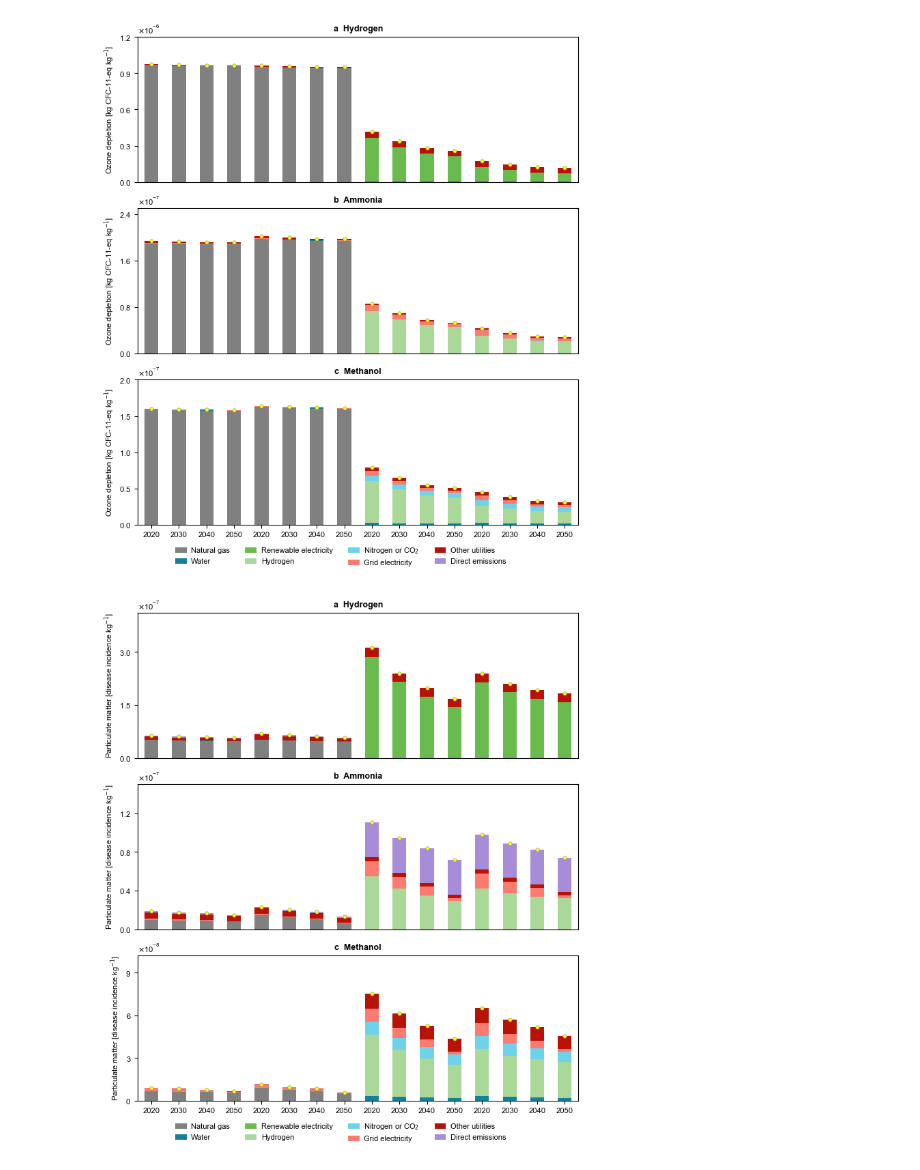
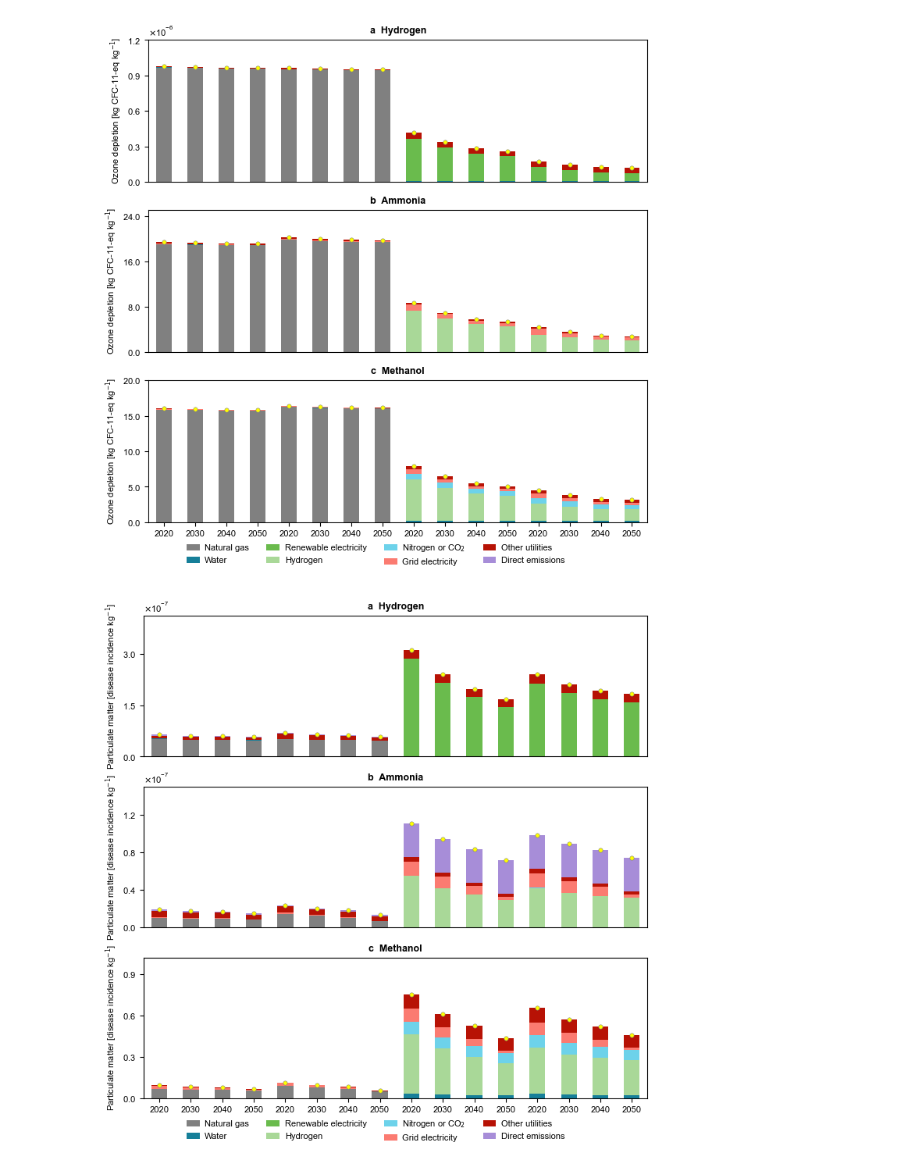
Before and after one commit to abhix2704/Prospective-LCA, a Jupyter notebook: Code/extraBreakdownMainPlots.ipynb, the cells around one changed output. Saved outputs shown, nothing was run; the diff lists cells and outputs as text; code cells hidden in the pictures.

```diff
--- a/Code/extraBreakdownMainPlots.ipynb
+++ b/Code/extraBreakdownMainPlots.ipynb
@@ -165,7 +165,7 @@ def breakdown_plots(chemical, originalDF, sensitivityDF, ax):
     # ax.axvline(x = 11.5, color = '#808080', linestyle = '--', linewidth = 0.5)
     ax.legend([], frameon = False)
 # %%
-fig, (ax1, ax2, ax3) = plt.subplots(3, 1, figsize = (fig_length[2], fig_height*0.8))
+fig, (ax1, ax2, ax3) = plt.subplots(3, 1, figsize = (fig_length[2], fig_height*0.7))
 
 xPts = [0, 1, 2, 3, 4, 5, 6, 7, 8, 9, 10, 11, 12, 13, 14, 15]
 
@@ -203,6 +203,11 @@ ax2.set_ylim(0, 2.5e-7)
 ax2.yaxis.set_major_locator(MaxNLocator(4))
 ax2.yaxis.set_major_formatter(ticker.ScalarFormatter(useMathText = True))
 ax2.ticklabel_format(axis = 'y', style = 'sci', scilimits = (0, 0))
+ytickLabels = ax2.get_yticklabels()
+ytickLabels[1] = '$\\mathdefault{8.0}$'
+ytickLabels[2] = '$\\mathdefault{16.0}$'
+ytickLabels[3] = '$\\mathdefault{24.0}$'
+ax2.set_yticklabels(ytickLabels)
 
 # y_value = 2.29e-7
 # for i in range(0, len(x_values)):
@@ -210,34 +215,40 @@ ax2.ticklabel_format(axis = 'y', style = 'sci', scilimits = (0, 0))
 
 breakdown_plots('methanol', methanolRCP26DF, methanolSensitivity, ax3)
 ax3.set_ylabel('Ozone depletion [kg CFC-11-eq kg$^\mathrm{-1}$]')
 ax3.set_title('c  Methanol', color = 'black', fontsize = fontsize_title, fontweight = 'bold')
 ax3.set_xticks(xPts)
 ax3.set_xticklabels(['2020', '2030', '2040', '2050']*4, rotation = 0, ha = 'center')
 # ax3.text(1.5, 1.8e-7, 'Fossil', ha = 'center', color = '#808080')
 # ax3.text(5.5, 1.8e-7, 'Blue', ha = 'center', color = '#808080')
 # ax3.text(9.5, 1.8e-7, 'Solar', ha = 'center', color = '#808080')
 # ax3.text(13.5, 1.8e-7, 'Wind', ha = 'center', color = '#808080')
 ax3.set_ylim(0, 2e-7)
 ax3.yaxis.set_major_locator(MaxNLocator(4))
 ax3.yaxis.set_major_formatter(ticker.ScalarFormatter(useMathText = True))
 ax3.ticklabel_format(axis = 'y', style = 'sci', scilimits = (0, 0))
+ytickLabels = ax3.get_yticklabels()
+ytickLabels[1] = '$\\mathdefault{5.0}$'
+ytickLabels[2] = '$\\mathdefault{10.0}$'
+ytickLabels[3] = '$\\mathdefault{15.0}$'
+ytickLabels[4] = '$\\mathdefault{20.0}$'
+ax3.set_yticklabels(ytickLabels)
 
 # y_value = 1.83e-7
 # for i in range(0, len(x_values)):
 #     ax3.plot([x_values[i], x_values[i] + 1], [y_value, y_value], linestyle = '-', linewidth = 1, color = colors[i])
 
 
 handles, labels = ax3.get_legend_handles_labels()
 labels[4] = 'Nitrogen or CO$_\mathrm{2}$'
 legend = fig.legend(handles, labels, loc = 'lower center', bbox_to_anchor = (0.5, -0.05), frameon = False, ncol = 4, handletextpad = 0.1)
 for i in range(0, len(legend.legend_handles)):
     legend.legend_handles[i].set_width(12)
 
 filepath = os.path.join('..', 'Plots', 'Phase 2', 'Breakdown', 'Ozone breakdown RCP26 main')
 plt.savefig(filepath + '.png', format = 'png', bbox_inches = 'tight', dpi = 600)
 plt.savefig(filepath + '.svg', format = 'svg', bbox_inches = 'tight', dpi = 600)
 # %% [output]
-[figure, old version]
+[figure, new version]
 # %%
 hydrogenResultsFileName = 'hydrogen particulate matter breakdown results.xlsx'
 ammoniaResultsFileName = 'ammonia particulate matter breakdown results.xlsx'
@@ -302,7 +313,7 @@ lowSum = pd.DataFrame({'Low' : methanolRCP19DF[methanolLowCols].sum(axis=1)})
 lowSum = lowSum.reset_index(drop = True)
 methanolSensitivity = pd.concat([highSum, lowSum], axis = 1)
 # %%
-fig, (ax1, ax2, ax3) = plt.subplots(3, 1, figsize = (fig_length[2], fig_height*0.8))
+fig, (ax1, ax2, ax3) = plt.subplots(3, 1, figsize = (fig_length[2], fig_height*0.7))
 
 xPts = [0, 1, 2, 3, 4, 5, 6, 7, 8, 9, 10, 11, 12, 13, 14, 15]
 
@@ -319,7 +330,6 @@ ax1.set_ylim(0, 4.1e-7)
 ax1.yaxis.set_major_locator(MaxNLocator(4))
 ax1.yaxis.set_major_formatter(ticker.ScalarFormatter(useMathText = True))
 ax1.ticklabel_format(axis = 'y', style = 'sci', scilimits = (0, 0))
-
 
 x_values = [0, 2, 4, 6, 8, 10, 12, 14]
 colors = ['#000000', '#000000', '#52318E', '#52318E', '#B71205', '#B71205', '#167F99', '#167F99']
@@ -358,6 +368,12 @@ ax3.set_ylim(0, 10.2e-8)
 ax3.yaxis.set_major_locator(MaxNLocator(4))
 ax3.yaxis.set_major_formatter(ticker.ScalarFormatter(useMathText = True))
 ax3.ticklabel_format(axis = 'y', style = 'sci', scilimits = (0, 0))
+ytickLabels = ax3.get_yticklabels()
+ytickLabels[0] = '$\\mathdefault{0.0}$'
+ytickLabels[1] = '$\\mathdefault{0.3}$'
+ytickLabels[2] = '$\\mathdefault{0.6}$'
+ytickLabels[3] = '$\\mathdefault{0.9}$'
+ax3.set_yticklabels(ytickLabels)
 
 # y_value = 1.83e-7
 # for i in range(0, len(x_values)):
@@ -374,4 +390,4 @@ filepath = os.path.join('..', 'Plots', 'Phase 2', 'Breakdown', 'Particulate matt
 plt.savefig(filepath + '.png', format = 'png', bbox_inches = 'tight', dpi = 600)
 plt.savefig(filepath + '.svg', format = 'svg', bbox_inches = 'tight', dpi = 600)
 # %% [output]
-[figure, old version]
+[figure, new version]
```
Also changed, not shown: 23 other files.
